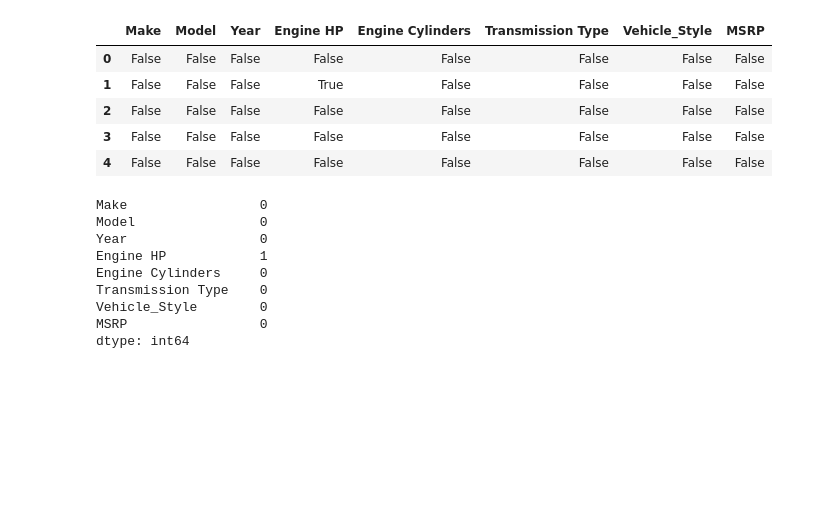
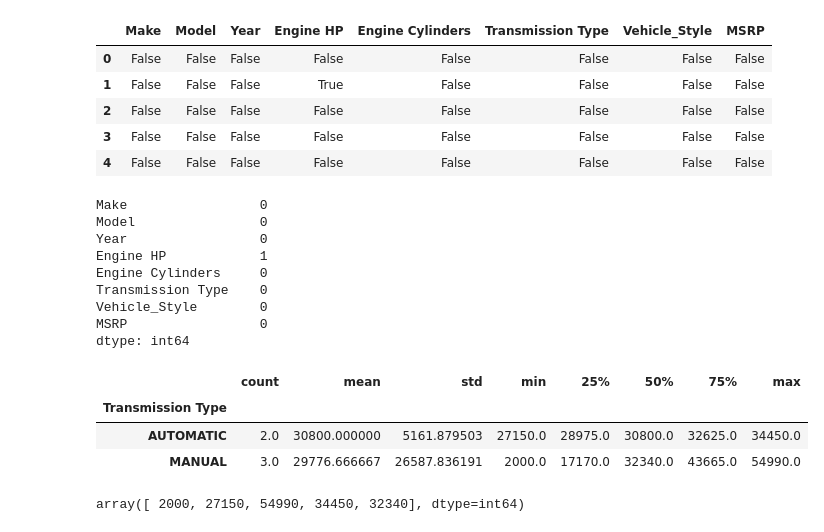
Before and after one commit to Astro-Joe/machine-learning-zoomcamp, a Jupyter notebook: pandas_intro/pandas.ipynb, the cells around one changed output. Saved outputs shown, nothing was run; the diff lists cells and outputs as text; code cells hidden in the pictures; blank space fills up the shorter version.

```diff
--- a/pandas_intro/pandas.ipynb
+++ b/pandas_intro/pandas.ipynb
@@ -346,3 +399,10 @@ MSRP                 0
 dtype: int64
 # %%
 # Grouping
+# %%
+df.groupby('Transmission Type').MSRP.describe()
+# %% [output]
+|  | count | mean | std | min | 25% | 50% | 75% | max |
+| Transmission Type |  |  |  |  |  |  |  |  |
+| AUTOMATIC | 2.0 | 30800.000000 | 5161.879503 | 27150.0 | 28975.0 | 30800.0 | 32625.0 | 34450.0 |
+| MANUAL | 3.0 | 29776.666667 | 26587.836191 | 2000.0 | 17170.0 | 32340.0 | 43665.0 | 54990.0 |
@@ -348,0 +411,4 @@ dtype: int64
+# %%
+df.MSRP.values # To get the numpy array for a column
+# %% [output]
+array([ 2000, 27150, 54990, 34450, 32340], dtype=int64)
```
Also changed, not shown: parts of 6 cells of this notebook.
